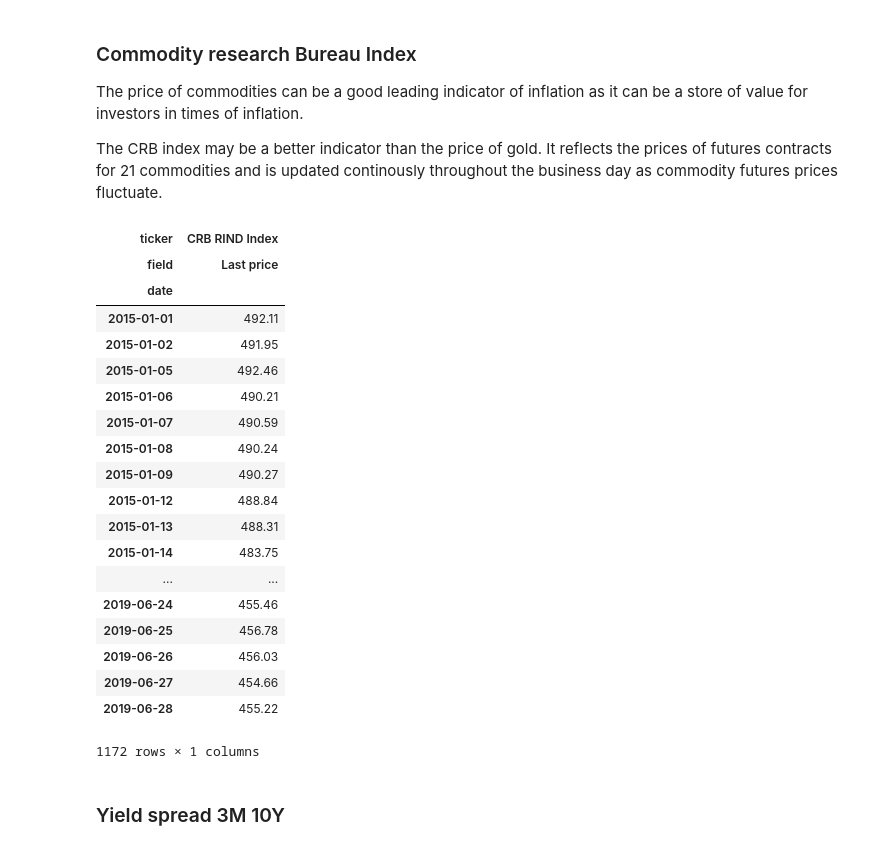
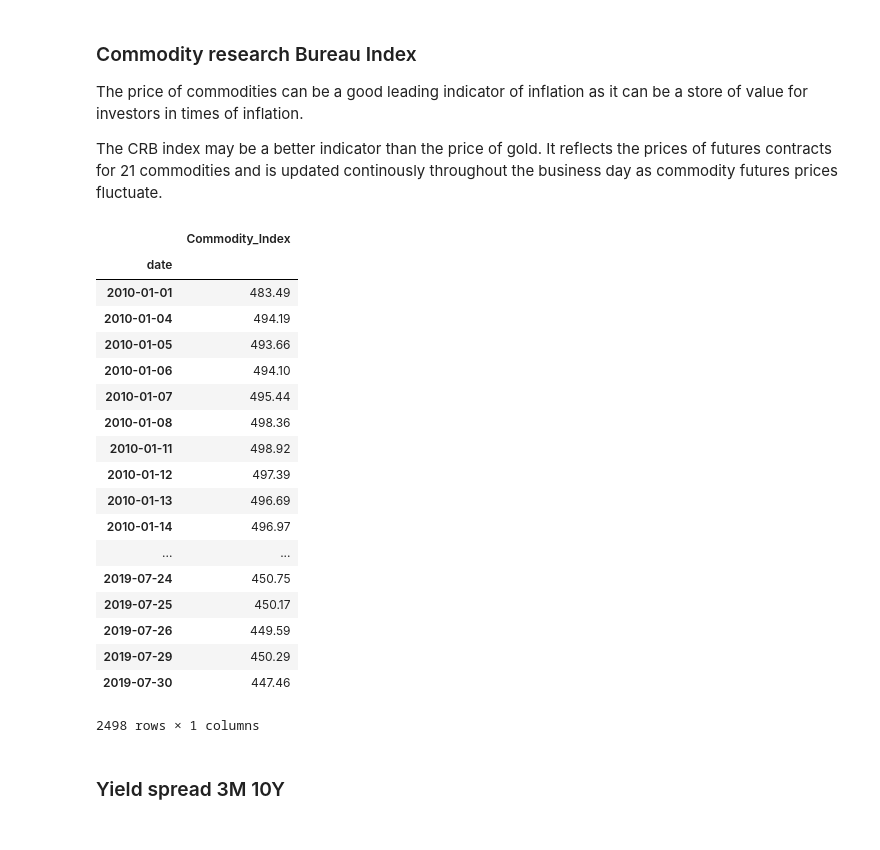
Before and after one commit to fkanoun/Finance-Fixed-Income, a Jupyter notebook: MACROS-collection.ipynb, the cells around one changed output. Cells and saved outputs as stored; diff of their text form; code cells hidden in the pictures.

```diff
--- a/MACROS-collection.ipynb
+++ b/MACROS-collection.ipynb
@@ -14,12 +12,8 @@ con.start()
 # %% [markdown]
 ### Dates Range
 # %%
-START_DATE = '20150101'
-END_DATE = '20190630'
-
-dates = pd.date_range(start=START_DATE,end=END_DATE)
-intermediate_dates = [elem.strftime("%Y%m%d") for elem in dates]
-#small_intermediate_dates = [elem.strftime("%Y%m%d") for elem in pd.date_range(start='20190101',end=END_DATE)]
+intermediate_dates = get_date_range(START_DATE,TODAY_DATE)
+#small_intermediate_dates = [elem.strftime("%Y%m%d") for elem in pd.date_range(start='20190101',end=TODAY_DATE)]
 #intermediate_dates = intermediate_dates[::-1]
 print('Number of days studied :',len(intermediate_dates))
 # %% [output]
@@ -203,32 +187,30 @@ The price of commodities can be a good leading indicator of inflation as it can
 
 The CRB index may be a better indicator than the price of gold. It reflects the prices of futures contracts for 21 commodities and is updated continously throughout the business day as commodity futures prices fluctuate.
 # %%
-Commodity_index_df = con.bdh('CRB RIND Index','Last price',START_DATE,END_DATE,elms=[('nonTradingDayFillOption','NON_TRADING_WEEKDAYS')])
-Commodity_index_df = Commodity_index_df[2:].set_index('ticker')
+Commodity_index_df = con.bdh('CRB RIND Index','Last price',START_DATE,TODAY_DATE,elms=[('nonTradingDayFillOption','NON_TRADING_WEEKDAYS')])
 Commodity_index_df.columns=['Commodity_Index']
 Commodity_index_df.to_csv('Commodity_index.csv')
 Commodity_index_df
 # %% [output]
-| ticker | CRB RIND Index |
-| field | Last price |
+|  | Commodity_Index |
 | date |  |
-| 2015-01-01 | 492.11 |
-| 2015-01-02 | 491.95 |
-| 2015-01-05 | 492.46 |
-| 2015-01-06 | 490.21 |
-| 2015-01-07 | 490.59 |
-| 2015-01-08 | 490.24 |
-| 2015-01-09 | 490.27 |
-| 2015-01-12 | 488.84 |
-| 2015-01-13 | 488.31 |
-| 2015-01-14 | 483.75 |
+| 2010-01-01 | 483.49 |
+| 2010-01-04 | 494.19 |
+| 2010-01-05 | 493.66 |
+| 2010-01-06 | 494.10 |
+| 2010-01-07 | 495.44 |
+| 2010-01-08 | 498.36 |
+| 2010-01-11 | 498.92 |
+| 2010-01-12 | 497.39 |
+| 2010-01-13 | 496.69 |
+| 2010-01-14 | 496.97 |
 | ... | ... |
-| 2019-06-24 | 455.46 |
-| 2019-06-25 | 456.78 |
-| 2019-06-26 | 456.03 |
-| 2019-06-27 | 454.66 |
-| 2019-06-28 | 455.22 |
+| 2019-07-24 | 450.75 |
+| 2019-07-25 | 450.17 |
+| 2019-07-26 | 449.59 |
+| 2019-07-29 | 450.29 |
+| 2019-07-30 | 447.46 |
-1172 rows × 1 columns
+2498 rows × 1 columns
 # %% [markdown]
 ### Yield spread 3M 10Y
 # %% [markdown]
```
Also changed, not shown: parts of 10 cells of this notebook, 41 other files.
